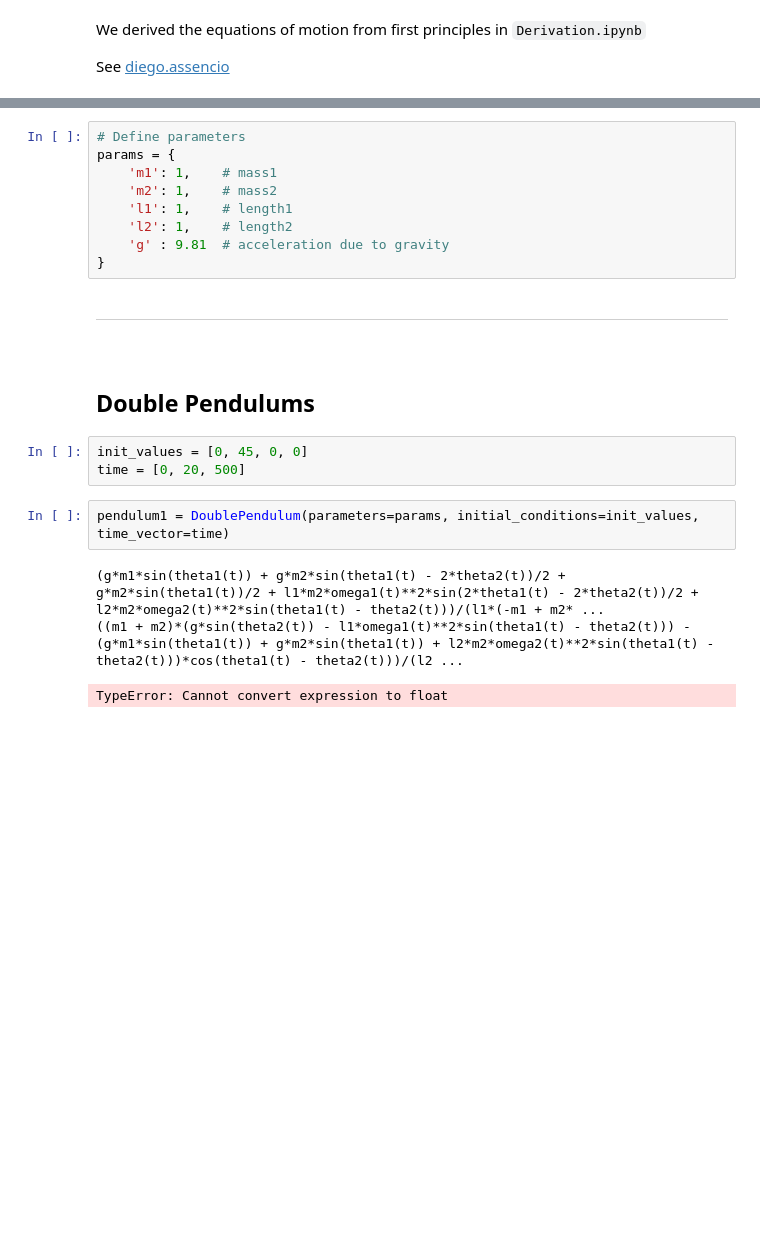
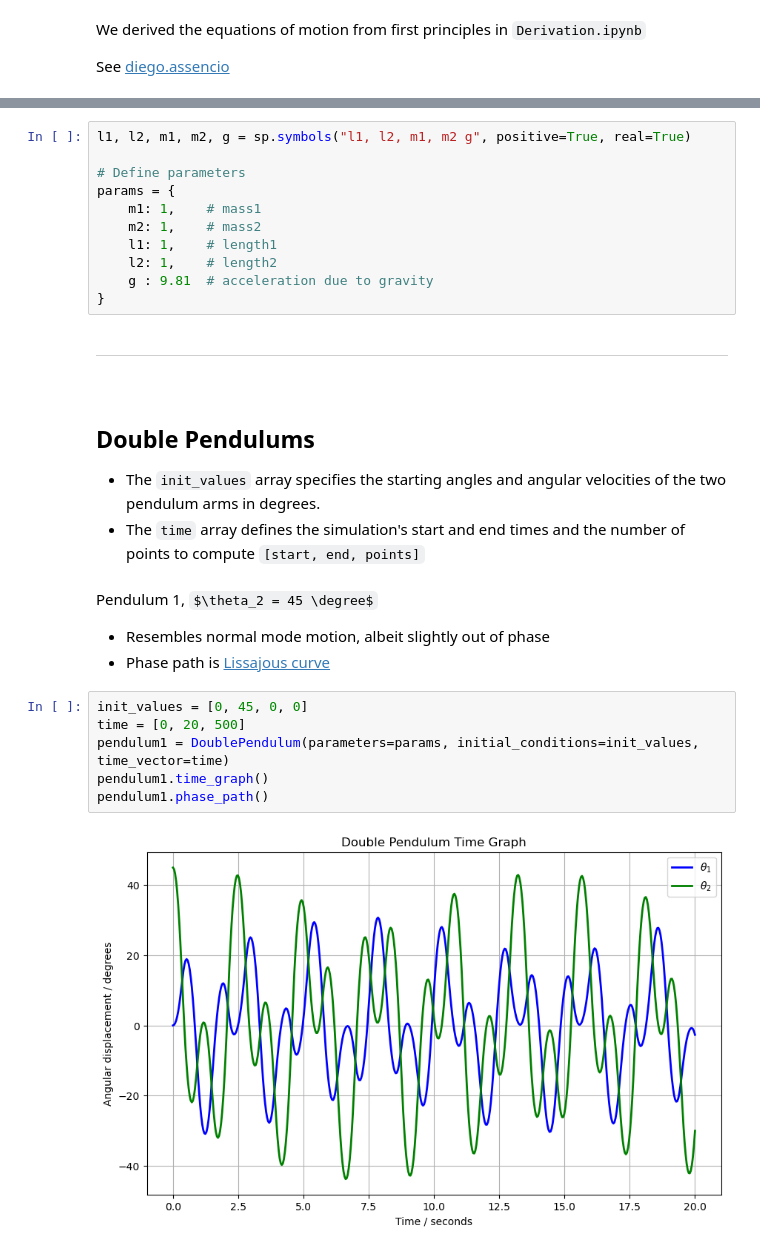
Before and after one commit to pineapple-bois/Double_Pendulum, a Jupyter notebook: Simulation.ipynb, the cells around one changed output, grey strips where cells are left out. Cells and saved outputs as stored; diff of their text form; some formulas as TeX source; blank space fills up the shorter version.

```diff
--- a/Simulation.ipynb
+++ b/Simulation.ipynb
@@ -27,24 +27,33 @@ Set unity parameters such that,
 $$m_1=m_2=1\text{kg}$$
 $$l_1=l_2=1\text{m}$$
 # %%
+l1, l2, m1, m2, g = sp.symbols("l1, l2, m1, m2 g", positive=True, real=True)
+
 # Define parameters
 params = {
-    'm1': 1,    # mass1
-    'm2': 1,    # mass2
-    'l1': 1,    # length1
-    'l2': 1,    # length2
-    'g' : 9.81  # acceleration due to gravity
+    m1: 1,    # mass1
+    m2: 1,    # mass2
+    l1: 1,    # length1
+    l2: 1,    # length2
+    g : 9.81  # acceleration due to gravity
 }
 # %% [markdown]
 ----
 &nbsp;
 ## Double Pendulums
+
+- The `init_values` array specifies the starting angles and angular velocities of the two pendulum arms in degrees.
+- The `time` array defines the simulation's start and end times and the number of points to compute `[start, end, points]`
-# %%
-init_values = [0, 45, 0, 0]
-time = [0, 20, 500]
+# %% [markdown]
+Pendulum 1, $\theta_2 = 45 \degree$
+
+- Resembles normal mode motion, albeit slightly out of phase
+- Phase path is [Lissajous curve](https://en.wikipedia.org/wiki/Lissajous_curve#:~:text=A%20Lissajous%20curve%20%2Fˈl,end%20of%20a%20Blackburn%20pendulum)
 # %%
+init_values = [0, 45, 0, 0]
+time = [0, 20, 500]
 pendulum1 = DoublePendulum(parameters=params, initial_conditions=init_values, time_vector=time)
+pendulum1.time_graph()
+pendulum1.phase_path()
 # %% [output]
-(g*m1*sin(theta1(t)) + g*m2*sin(theta1(t) - 2*theta2(t))/2 + g*m2*sin(theta1(t))/2 + l1*m2*omega1(t)**2*sin(2*theta1(t) - 2*theta2(t))/2 + l2*m2*omega2(t)**2*sin(theta1(t) - theta2(t)))/(l1*(-m1 + m2* ...
-((m1 + m2)*(g*sin(theta2(t)) - l1*omega1(t)**2*sin(theta1(t) - theta2(t))) - (g*m1*sin(theta1(t)) + g*m2*sin(theta1(t)) + l2*m2*omega2(t)**2*sin(theta1(t) - theta2(t)))*cos(theta1(t) - theta2(t)))/(l2 ...
-TypeError: Cannot convert expression to float
+[figure, added]
```
Also changed, not shown: parts of 19 cells of this notebook, 1 other file.
